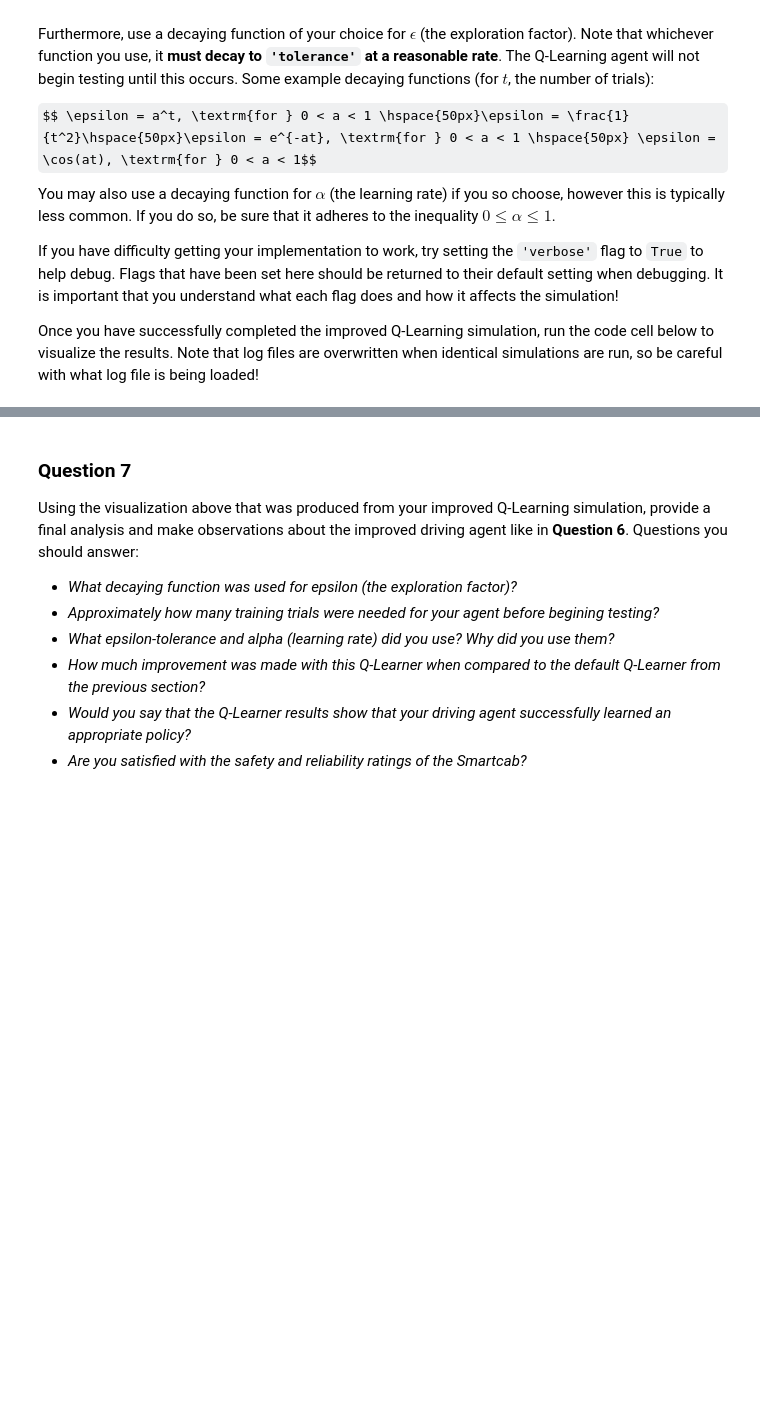
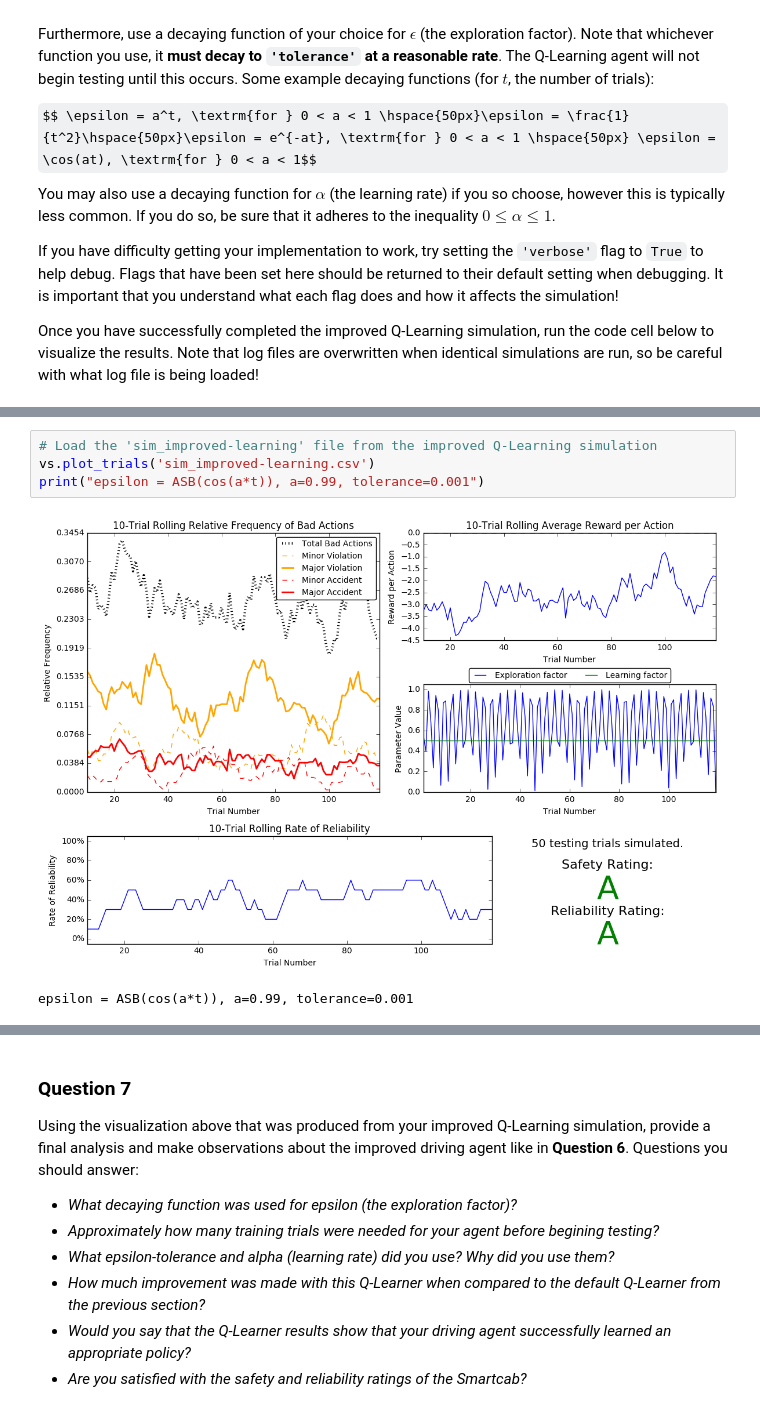
Before and after one commit to upadhyayvijay/machineLearningND, a Jupyter notebook: smartcab/smartcab.ipynb, the cells around one changed output, grey strips where cells are left out. Saved outputs shown, nothing was run; the diff lists cells and outputs as text; some formulas as TeX source; blank space fills up the shorter version.

```diff
--- a/smartcab/smartcab.ipynb
+++ b/smartcab/smartcab.ipynb
@@ -291,0 +311,7 @@ vs.plot_trials('sim_improved-learning.csv')
+# %%
+# Load the 'sim_improved-learning' file from the improved Q-Learning simulation
+vs.plot_trials('sim_improved-learning.csv')
+print("epsilon = ASB(cos(a*t)), a=0.99, tolerance=0.001")
+# %% [output]
+[figure, added]
+epsilon = ASB(cos(a*t)), a=0.99, tolerance=0.001
```
Also changed, not shown: parts of 14 cells of this notebook, 2 other files.
